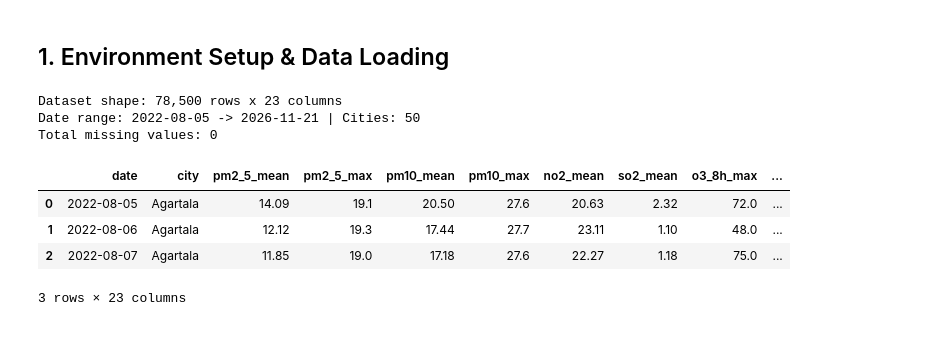
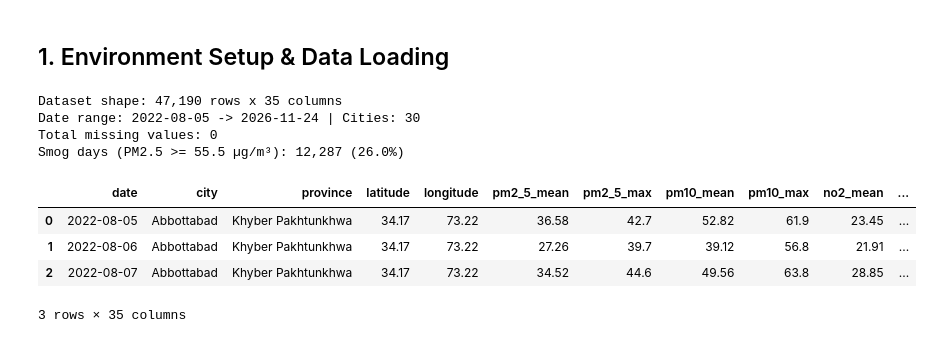
Before and after one commit to asteroidcrib729/urban-aqi-prediction, a Jupyter notebook: urban-aqi-prediction.ipynb, the cells around one changed output. Cells and saved outputs as stored; diff of their text form; code cells hidden in the pictures.

```diff
--- a/urban-aqi-prediction.ipynb
+++ b/urban-aqi-prediction.ipynb
@@ -15,8 +15,6 @@ End-to-end exploratory data analysis, leak-free next-day (`t+1`) **PM2.5** forec
 # %% [markdown]
 ## 1. Environment Setup & Data Loading
 # %%
-# pip install numpy pandas matplotlib seaborn scikit-learn statsmodels folium ipywidgets joblib
-
 import os
 from math import sqrt
 from typing import TypedDict
@@ -26,41 +24,56 @@ import ipywidgets as widgets
 import joblib
 import matplotlib.dates as mdates
 import matplotlib.pyplot as plt
 import numpy as np
 import pandas as pd
 import seaborn as sns
 from IPython.display import HTML, IFrame, clear_output, display
-from sklearn.linear_model import LinearRegression
-from sklearn.metrics import mean_absolute_error, mean_squared_error, r2_score
+from sklearn.linear_model import LinearRegression, LogisticRegression
+from sklearn.metrics import (
+    average_precision_score,
+    mean_absolute_error,
+    mean_squared_error,
+    r2_score,
+    roc_auc_score,
+    roc_curve,
+)
+from sklearn.pipeline import Pipeline
+from sklearn.preprocessing import StandardScaler
 from statsmodels.tsa.stattools import pacf
 
 os.makedirs('dataset', exist_ok=True)
 os.makedirs('model', exist_ok=True)
 os.makedirs('visualizations', exist_ok=True)
 
 sns.set_theme(style='whitegrid')
 
-df = pd.read_csv('dataset/air_quality_daily.csv')
+SMOG_THRESHOLD_UGM3 = 55.5
+
+df = pd.read_csv('dataset/pakistan_air_quality_daily.csv')
 df['date'] = pd.to_datetime(df['date'], format='%Y-%m-%d')
 
 CITY_MAP = {c: i for i, c in enumerate(sorted(df['city'].unique()))}
 df['city_id'] = df['city'].map(CITY_MAP)
 df['month'] = df['date'].dt.month
 df['day_of_week'] = df['date'].dt.day_of_week
 df['day_of_year'] = df['date'].dt.day_of_year
+df['temp_range'] = (df['temp_max'] - df['temp_min']).round(2)
+df['dew_point_spread'] = (df['temp_mean'] - df['dew_point_mean']).round(2)
 df = df.sort_values(['city_id', 'date']).reset_index(drop=True)
 
 print(f"Dataset shape: {df.shape[0]:,} rows x {df.shape[1]} columns")
 print(f"Date range: {df['date'].min().date()} -> {df['date'].max().date()} | Cities: {df['city'].nunique()}")
 print(f"Total missing values: {int(df.isna().sum().sum())}")
+print(f"Smog days (PM2.5 >= {SMOG_THRESHOLD_UGM3} µg/m³): {int(df['is_smog_day'].sum()):,} ({df['is_smog_day'].mean() * 100:.1f}%)")
 df.head(3)
 # %% [output]
-Dataset shape: 78,500 rows x 23 columns
-Date range: 2022-08-05 -> 2026-11-21 | Cities: 50
+Dataset shape: 47,190 rows x 35 columns
+Date range: 2022-08-05 -> 2026-11-24 | Cities: 30
 Total missing values: 0
+Smog days (PM2.5 >= 55.5 µg/m³): 12,287 (26.0%)
-|  | date | city | pm2_5_mean | pm2_5_max | pm10_mean | pm10_max | no2_mean | so2_mean | o3_8h_max | ... |
-| 0 | 2022-08-05 | Agartala | 14.09 | 19.1 | 20.50 | 27.6 | 20.63 | 2.32 | 72.0 | ... |
-| 1 | 2022-08-06 | Agartala | 12.12 | 19.3 | 17.44 | 27.7 | 23.11 | 1.10 | 48.0 | ... |
-| 2 | 2022-08-07 | Agartala | 11.85 | 19.0 | 17.18 | 27.6 | 22.27 | 1.18 | 75.0 | ... |
+|  | date | city | province | latitude | longitude | pm2_5_mean | pm2_5_max | pm10_mean | pm10_max | no2_mean | ... |
+| 0 | 2022-08-05 | Abbottabad | Khyber Pakhtunkhwa | 34.17 | 73.22 | 36.58 | 42.7 | 52.82 | 61.9 | 23.45 | ... |
+| 1 | 2022-08-06 | Abbottabad | Khyber Pakhtunkhwa | 34.17 | 73.22 | 27.26 | 39.7 | 39.12 | 56.8 | 21.91 | ... |
+| 2 | 2022-08-07 | Abbottabad | Khyber Pakhtunkhwa | 34.17 | 73.22 | 34.52 | 44.6 | 49.56 | 63.8 | 28.85 | ... |
-3 rows × 23 columns
+3 rows × 35 columns
 # %% [markdown]
```
Also changed, not shown: parts of 11 cells of this notebook, 17 other files.
